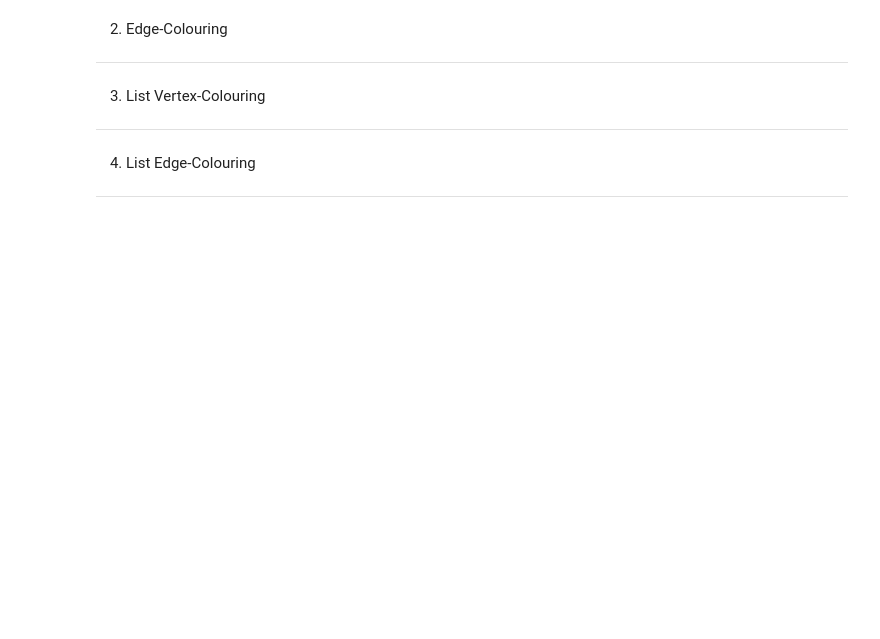
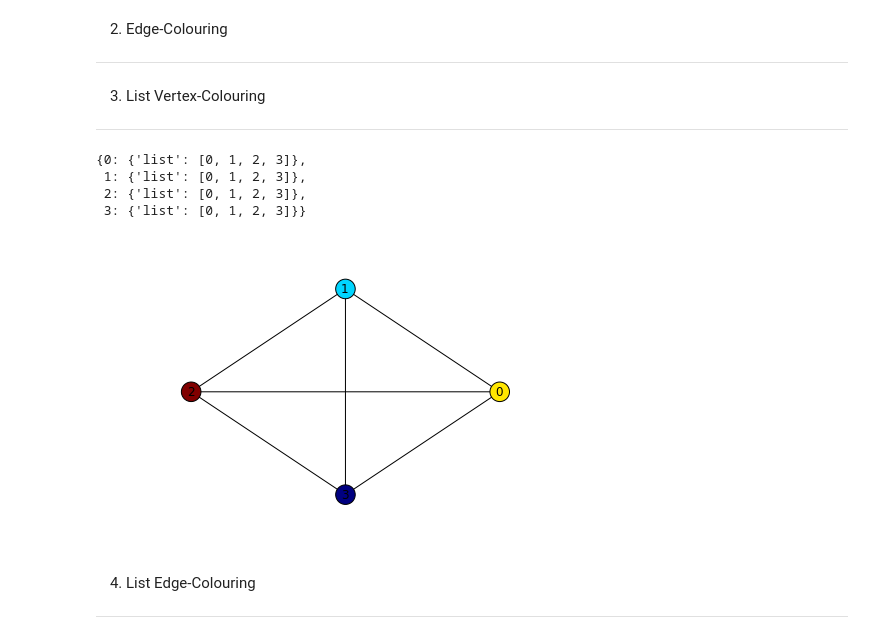
Before and after one commit to MHenderson/vizing, a Jupyter notebook: Introduction to Graph Colouring.ipynb, the cells around one changed output. Saved outputs shown, nothing was run; the diff lists cells and outputs as text; code cells hidden in the pictures; blank space fills up the shorter version.

```diff
--- a/Introduction to Graph Colouring.ipynb
+++ b/Introduction to Graph Colouring.ipynb
@@ -70,6 +70,22 @@ nx.draw_circular(G, node_color = standard_colours(G))
 # %% [markdown]
 3. List Vertex-Colouring
 ------------------------
+# %%
+G = nx.complete_graph(4)
+for node in G.node:
+    G.node[node]['list'] = range(4)
+G.node
+# %% [output]
+{0: {'list': [0, 1, 2, 3]},
+ 1: {'list': [0, 1, 2, 3]},
+ 2: {'list': [0, 1, 2, 3]},
+ 3: {'list': [0, 1, 2, 3]}}
+# %%
+from vizing.colouring import InOrder, RandomAvailableColor, vertex_coloring
+vertex_coloring(G, nodes = InOrder, choose_color = RandomAvailableColor)
+nx.draw_circular(G, node_color = standard_colours(G))
+# %% [output]
+[figure, added]
 # %% [markdown]
 4. List Edge-Colouring
 ----------------------
```
Also changed, not shown: parts of 2 cells of this notebook.
